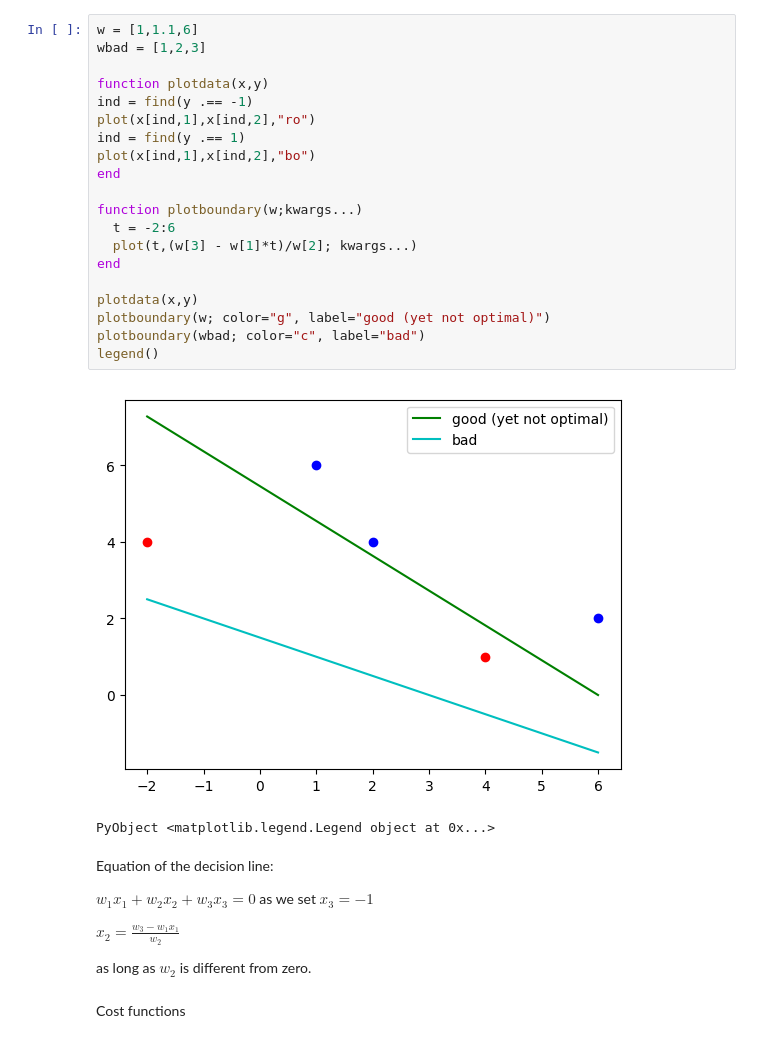
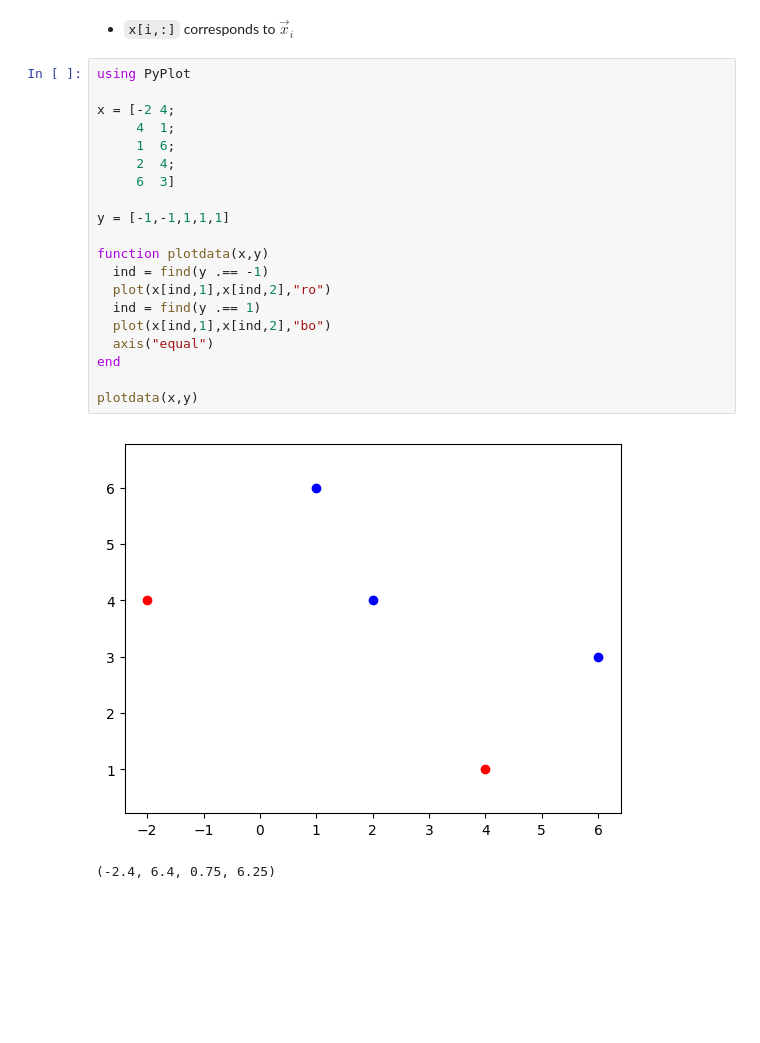
Before and after one commit to Alexander-Barth/JuliaTutorial, a Jupyter notebook: Support Vector Machine.ipynb, the cells around one changed output. Cells and saved outputs as stored; diff of their text form; blank space fills up the shorter version.

```diff
--- a/Support Vector Machine.ipynb
+++ b/Support Vector Machine.ipynb
@@ -83,33 +8,25 @@ using PyPlot
+# %% [markdown]
+* `x[i,:]` corresponds to $\vec x_i$
 # %%
-w = [1,1.1,6]
-wbad = [1,2,3]
+using PyPlot
+
+x = [-2 4;
+     4  1;
+     1  6;
+     2  4;
+     6  3]
+
+y = [-1,-1,1,1,1]
 
 function plotdata(x,y)
-ind = find(y .== -1)
-plot(x[ind,1],x[ind,2],"ro")
-ind = find(y .== 1)
-plot(x[ind,1],x[ind,2],"bo")
-end
-
-function plotboundary(w;kwargs...)
-  t = -2:6
-  plot(t,(w[3] - w[1]*t)/w[2]; kwargs...)
+  ind = find(y .== -1)
+  plot(x[ind,1],x[ind,2],"ro")
+  ind = find(y .== 1)
+  plot(x[ind,1],x[ind,2],"bo")
+  axis("equal")
 end
 
 plotdata(x,y)
-plotboundary(w; color="g", label="good (yet not optimal)")
-plotboundary(wbad; color="c", label="bad")
-legend()
 # %% [output]
-[figure, old version]
+[figure, new version]
-PyObject <matplotlib.legend.Legend object at 0x...>
+(-2.4, 6.4, 0.75, 6.25)
-# %% [markdown]
-Equation of the decision line:
-
-$w_1 x_1 + w_2 x_2 + w_3 x_3 = 0$ as we set $x_3 = -1$
-
-$x_2 = \frac{w_3 - w_1 x_1}{w_2}$
-
-as long as $w_2$ is different from zero.
-# %% [markdown]
-Cost functions
```
Also changed, not shown: parts of 29 cells of this notebook.
